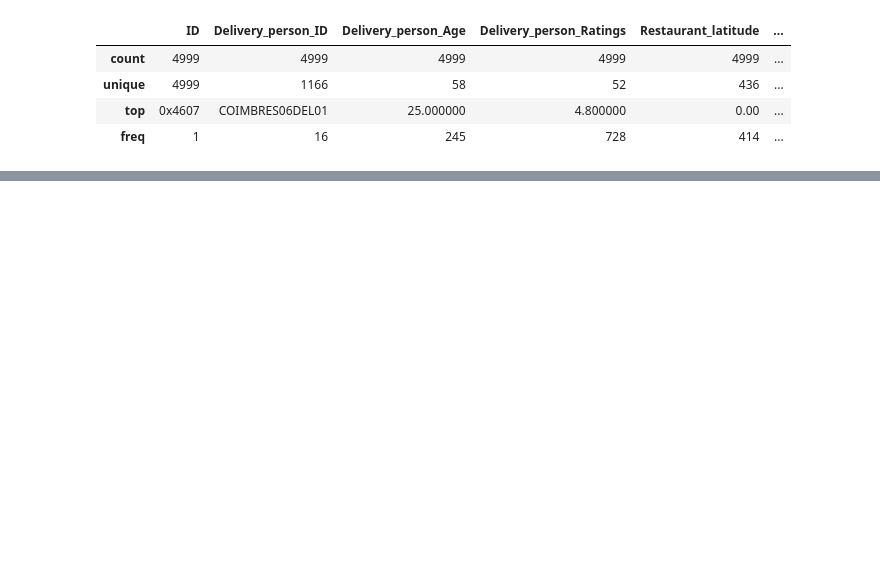
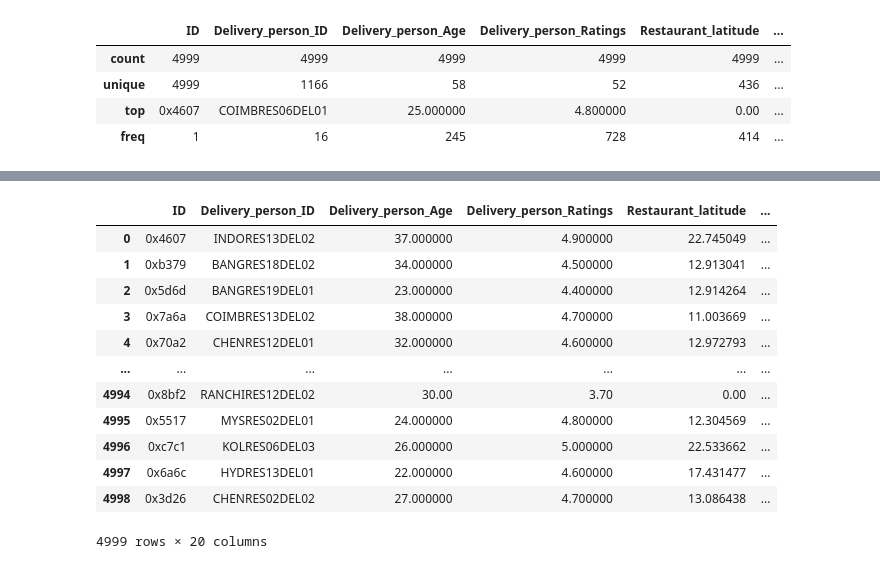
Before and after one commit to Gowtham-Sivam/Amazon_ML_Challenge, a Jupyter notebook: Amazon_Delivery_Estimate.ipynb, the cells around one changed output, grey strips where cells are left out. Cells and saved outputs as stored; diff of their text form; code cells hidden in the pictures; blank space fills up the shorter version.

```diff
--- a/Amazon_Delivery_Estimate.ipynb
+++ b/Amazon_Delivery_Estimate.ipynb
@@ -72,0 +90,18 @@ df[0:100].sort_values(by='Road_traffic_density',ascending=False)
+# %%
+#Saving the dataframe before working on df
+Original_Dataframe = df
+Original_Dataframe
+# %% [output]
+|  | ID | Delivery_person_ID | Delivery_person_Age | Delivery_person_Ratings | Restaurant_latitude | ... |
+| 0 | 0x4607 | INDORES13DEL02 | 37.000000 | 4.900000 | 22.745049 | ... |
+| 1 | 0xb379 | BANGRES18DEL02 | 34.000000 | 4.500000 | 12.913041 | ... |
+| 2 | 0x5d6d | BANGRES19DEL01 | 23.000000 | 4.400000 | 12.914264 | ... |
+| 3 | 0x7a6a | COIMBRES13DEL02 | 38.000000 | 4.700000 | 11.003669 | ... |
+| 4 | 0x70a2 | CHENRES12DEL01 | 32.000000 | 4.600000 | 12.972793 | ... |
+| ... | ... | ... | ... | ... | ... | ... |
+| 4994 | 0x8bf2 | RANCHIRES12DEL02 | 30.00 | 3.70 | 0.00 | ... |
+| 4995 | 0x5517 | MYSRES02DEL01 | 24.000000 | 4.800000 | 12.304569 | ... |
+| 4996 | 0xc7c1 | KOLRES06DEL03 | 26.000000 | 5.000000 | 22.533662 | ... |
+| 4997 | 0x6a6c | HYDRES13DEL01 | 22.000000 | 4.600000 | 17.431477 | ... |
+| 4998 | 0x3d26 | CHENRES02DEL02 | 27.000000 | 4.700000 | 13.086438 | ... |
+4999 rows × 20 columns
```
Also changed, not shown: parts of 8 cells of this notebook.
